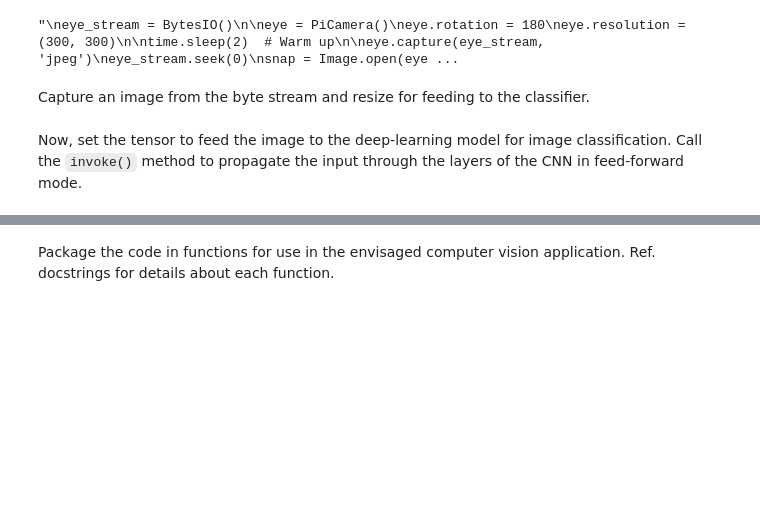
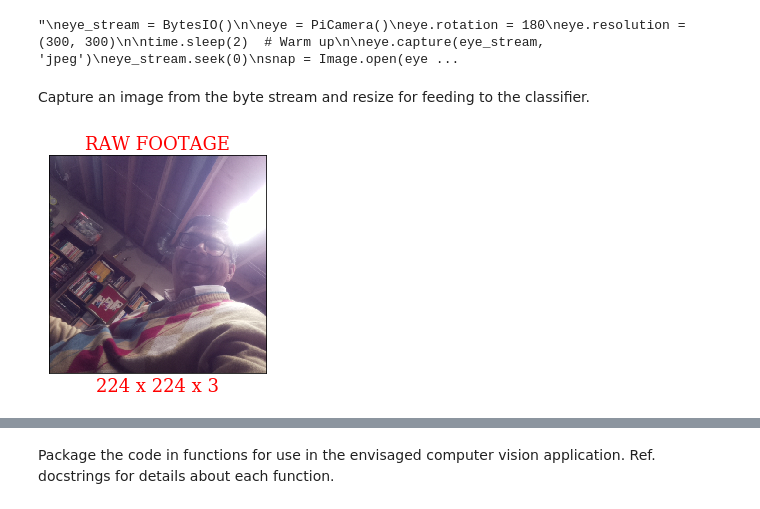
Before and after one commit to sunbee/Surveillor, a Jupyter notebook: Surveil.ipynb, the cells around one changed output, grey strips where cells are left out. Cells and saved outputs as stored; diff of their text form; code cells hidden in the pictures; blank space fills up the shorter version.

Commit message:
Refactored notebook, expanded comments.

````diff
--- a/Surveil.ipynb
+++ b/Surveil.ipynb
@@ -94,7 +98,19 @@ def take_snap(width, height):
             return snap
 
 # Usage: test_snap = take_snap(224, 224)
+# %%
+def showsnap(snap, title='', label=''):
+    # Show in notebook
+    font = {'family': 'serif', 'color': 'red', 'size': 18}
+    plt.imshow(snap)
+    plt.xticks([])
+    plt.yticks([])
+    plt.title(title, fontdict=font)
+    if not label:
+        plt.xlabel(" x ".join("{}".format(i) for i in np.array(snap).shape), fontdict=font)
+    plt.show()
 # %%
 snap = take_snap(224, 224)
+showsnap(snap, 'RAW FOOTAGE')
+# %% [output]
+[figure, added]
-# %% [markdown]
-Now, set the tensor to feed the image to the deep-learning model for image classification. Call the ```invoke()``` method to propagate the input through the layers of the CNN in feed-forward mode.
````
Also changed, not shown: parts of 8 cells of this notebook, 1 other file.
